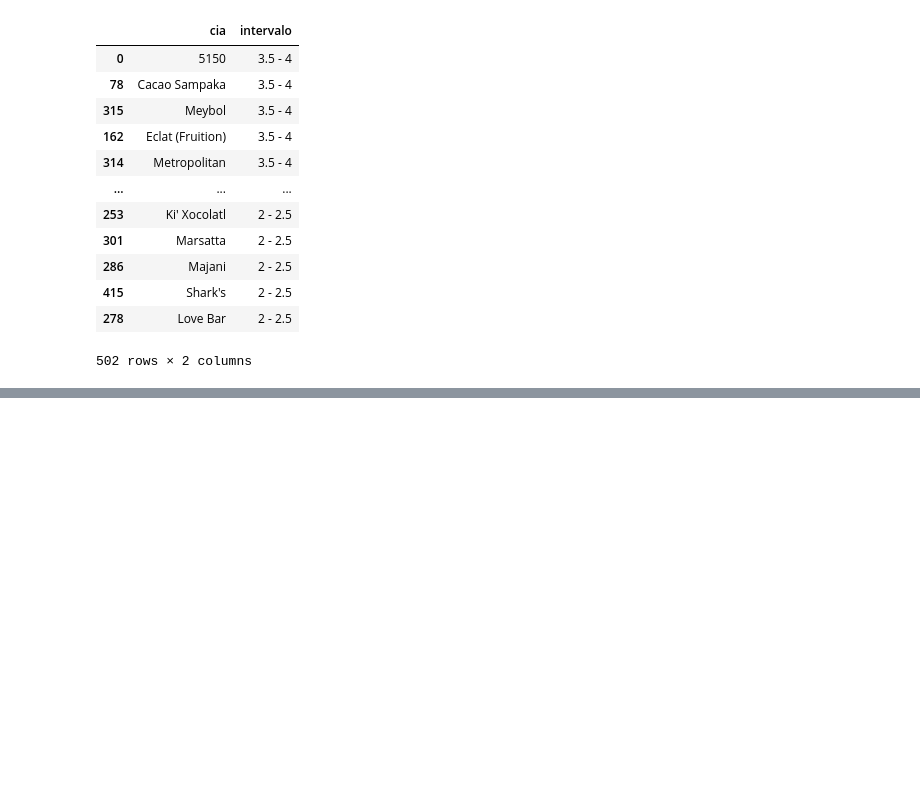
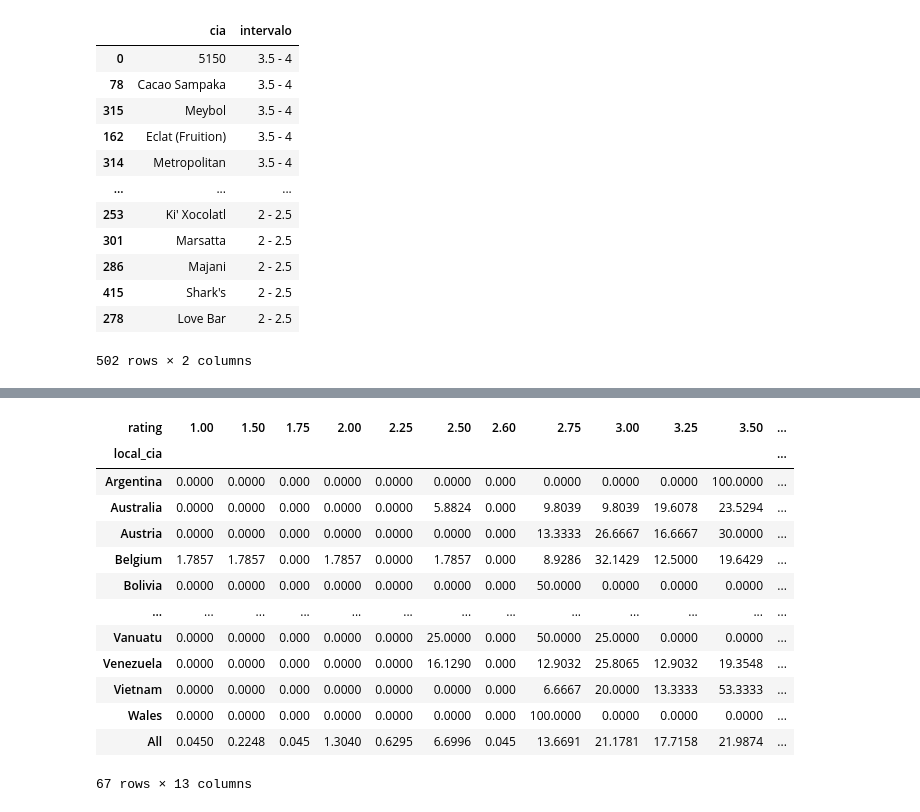
Before and after one commit to Pedro2712/Projeto_2-ciedados, a Jupyter notebook: Projeto 2 - Ciedados.ipynb, the cells around one changed output, grey strips where cells are left out. Saved outputs shown, nothing was run; the diff lists cells and outputs as text; code cells hidden in the pictures; blank space fills up the shorter version.

```diff
--- a/Projeto 2 - Ciedados.ipynb
+++ b/Projeto 2 - Ciedados.ipynb
@@ -201,0 +201,17 @@ plt.show()
+# %%
+round(pd.crosstab(dados.local_cia, dados.rating, normalize="index", margins= True)*100, 4)
+# %% [output]
+| rating | 1.00 | 1.50 | 1.75 | 2.00 | 2.25 | 2.50 | 2.60 | 2.75 | 3.00 | 3.25 | 3.50 | ... |
+| local_cia |  |  |  |  |  |  |  |  |  |  |  | ... |
+| Argentina | 0.0000 | 0.0000 | 0.000 | 0.0000 | 0.0000 | 0.0000 | 0.000 | 0.0000 | 0.0000 | 0.0000 | 100.0000 | ... |
+| Australia | 0.0000 | 0.0000 | 0.000 | 0.0000 | 0.0000 | 5.8824 | 0.000 | 9.8039 | 9.8039 | 19.6078 | 23.5294 | ... |
+| Austria | 0.0000 | 0.0000 | 0.000 | 0.0000 | 0.0000 | 0.0000 | 0.000 | 13.3333 | 26.6667 | 16.6667 | 30.0000 | ... |
+| Belgium | 1.7857 | 1.7857 | 0.000 | 1.7857 | 0.0000 | 1.7857 | 0.000 | 8.9286 | 32.1429 | 12.5000 | 19.6429 | ... |
+| Bolivia | 0.0000 | 0.0000 | 0.000 | 0.0000 | 0.0000 | 0.0000 | 0.000 | 50.0000 | 0.0000 | 0.0000 | 0.0000 | ... |
+| ... | ... | ... | ... | ... | ... | ... | ... | ... | ... | ... | ... | ... |
+| Vanuatu | 0.0000 | 0.0000 | 0.000 | 0.0000 | 0.0000 | 25.0000 | 0.000 | 50.0000 | 25.0000 | 0.0000 | 0.0000 | ... |
+| Venezuela | 0.0000 | 0.0000 | 0.000 | 0.0000 | 0.0000 | 16.1290 | 0.000 | 12.9032 | 25.8065 | 12.9032 | 19.3548 | ... |
+| Vietnam | 0.0000 | 0.0000 | 0.000 | 0.0000 | 0.0000 | 0.0000 | 0.000 | 6.6667 | 20.0000 | 13.3333 | 53.3333 | ... |
+| Wales | 0.0000 | 0.0000 | 0.000 | 0.0000 | 0.0000 | 0.0000 | 0.000 | 100.0000 | 0.0000 | 0.0000 | 0.0000 | ... |
+| All | 0.0450 | 0.2248 | 0.045 | 1.3040 | 0.6295 | 6.6996 | 0.045 | 13.6691 | 21.1781 | 17.7158 | 21.9874 | ... |
+67 rows × 13 columns
```
Also changed, not shown: parts of 5 cells of this notebook.
